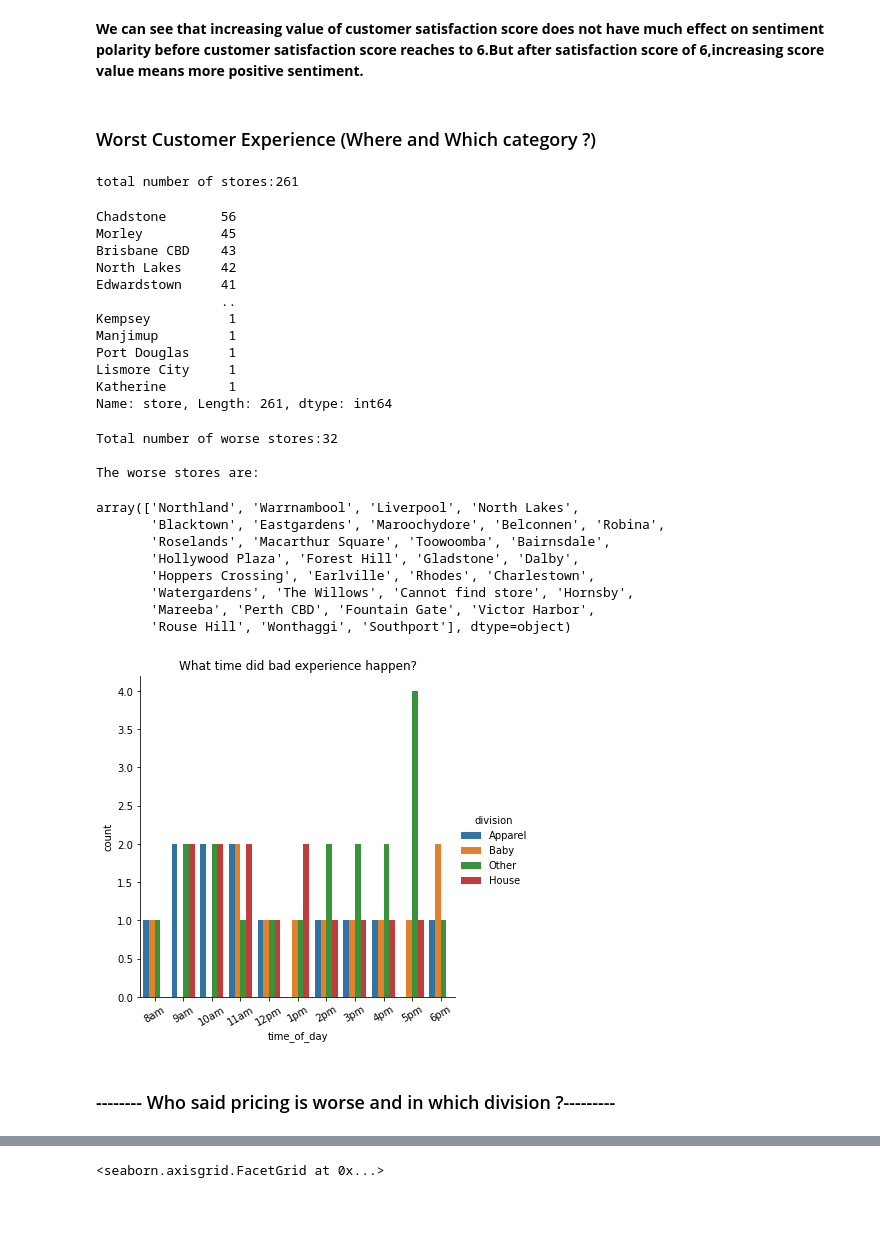
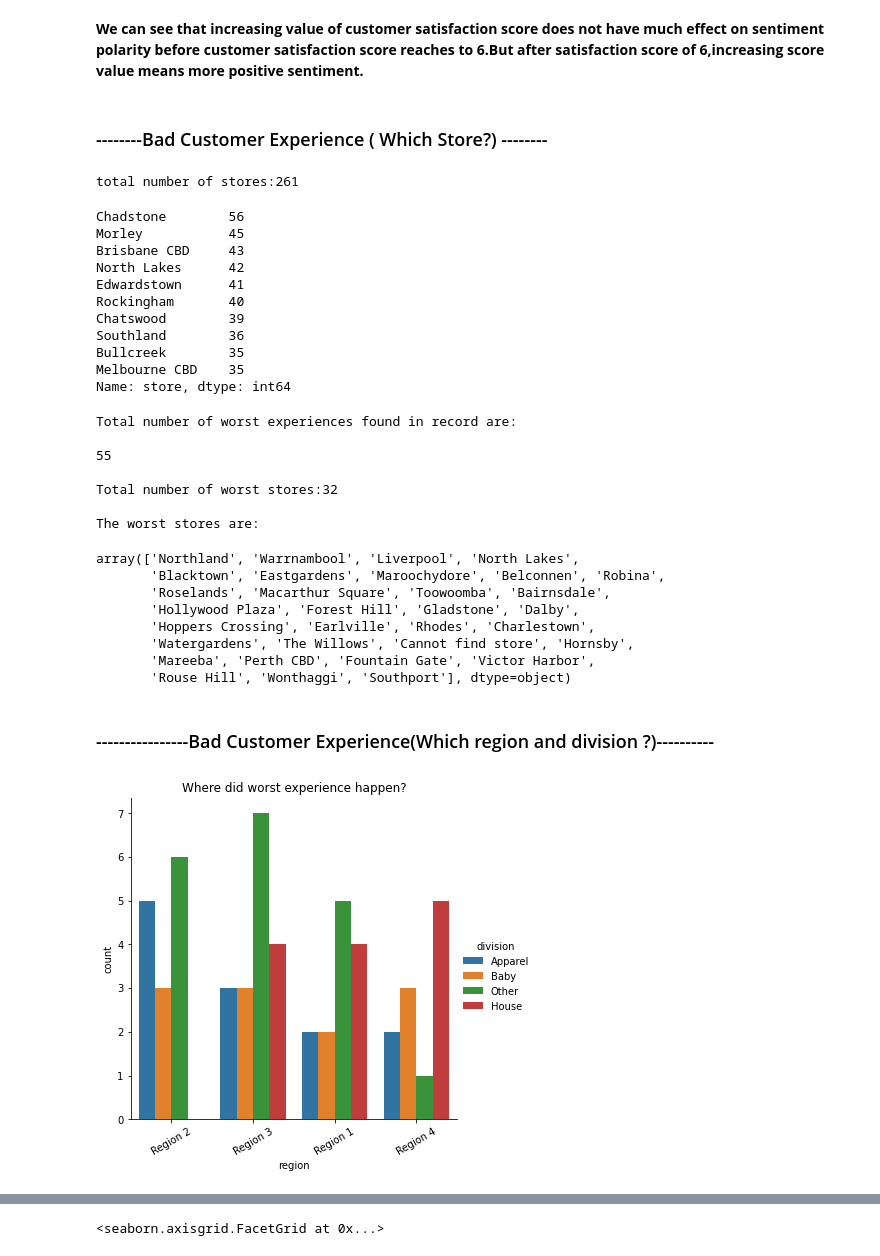
Before and after one commit to Bhupen-Oli/Customer_Experience, a Jupyter notebook: CustomerExperiene.ipynb, the cells around one changed output, grey strips where cells are left out. Saved outputs shown, nothing was run; the diff lists cells and outputs as text; code cells hidden in the pictures; blank space fills up the shorter version.

```diff
--- a/CustomerExperiene.ipynb
+++ b/CustomerExperiene.ipynb
@@ -113,42 +113,48 @@ sns.relplot(x='customer_satisfaction_score',y='sentiment_polarity',hue='gender',
 # %% [markdown]
 **We can see that increasing value of customer satisfaction score does not have much effect on sentiment polarity  before customer satisfaction score reaches to 6.But after satisfaction score of 6,increasing score value means more positive sentiment.**
 # %% [markdown]
-### Worst Customer Experience (Where and Which category ?)
+### --------Bad Customer Experience ( Which Store?)  -------- ###
 # %%
 # total number of stores in feedback data
 
 stores=len(df_cleaned['store'].value_counts())
 store_list=df_cleaned['store'].value_counts()
 print("total number of stores"+":"+str(stores))
-store_list
+store_list[0:10]
 # %% [output]
 total number of stores:261
-Chadstone       56
-Morley          45
-Brisbane CBD    43
-North Lakes     42
-Edwardstown     41
-                ..
-Kempsey          1
-Manjimup         1
-Port Douglas     1
-Lismore City     1
-Katherine        1
-Name: store, Length: 261, dtype: int64
+Chadstone        56
+Morley           45
+Brisbane CBD     43
+North Lakes      42
+Edwardstown      41
+Rockingham       40
+Chatswood        39
+Southland        36
+Bullcreek        35
+Melbourne CBD    35
+Name: store, dtype: int64
 # %%
+# find the stores satsfying bad customer experience
 worse_condition1=(df_cleaned['customer_satisfaction_score']<6)& (df_cleaned['likelihood_to_shop_again']<6)
 worse_condition2=(df_cleaned['service']=='Worse')&(df_cleaned['availability']=='Worse')
 category_condition=(df_cleaned['category']=='In-store Shopping Improvement Comments')|(df_cleaned['category']=='Satisfaction Comments')
 df_worse_experience=df_cleaned[(worse_condition1 & worse_condition2)]
-df_worse_store=df_cleaned[(worse_condition1 & worse_condition2)& category_condition]
+df_worse_store=df_cleaned[(worse_condition1 & worse_condition2)& (category_condition)]
 worse_store=len(df_worse_store.store.value_counts())
-print("Total number of worse stores"+":"+str(worse_store))
-print("\nThe worse stores are:\n")
+print('Total number of worst experiences found in record are:\n')
+print(len(df_worse_experience))
+print("\nTotal number of worst stores"+":"+str(worse_store))
+print("\nThe worst stores are:\n")
 df_worse_store.store.unique()
 # %% [output]
-Total number of worse stores:32
+Total number of worst experiences found in record are:
 
-The worse stores are:
+55
+
+Total number of worst stores:32
+
+The worst stores are:
 array(['Northland', 'Warrnambool', 'Liverpool', 'North Lakes',
        'Blacktown', 'Eastgardens', 'Maroochydore', 'Belconnen', 'Robina',
        'Roselands', 'Macarthur Square', 'Toowoomba', 'Bairnsdale',
@@ -157,12 +163,12 @@ array(['Northland', 'Warrnambool', 'Liverpool', 'North Lakes',
        'Watergardens', 'The Willows', 'Cannot find store', 'Hornsby',
        'Mareeba', 'Perth CBD', 'Fountain Gate', 'Victor Harbor',
        'Rouse Hill', 'Wonthaggi', 'Southport'], dtype=object)
+# %% [markdown]
+### ----------------Bad Customer Experience(Which region and division ?)---------- ####
 # %%
 #plt.title('Number of comments and their category for bad customer experience ')
-sns.catplot(x='time_of_day',kind='count',hue="division",data=df_worse_experience,order=time_order).set(title='What time did bad experience happen?')
+sns.catplot(x='region',kind='count',hue='division',data=df_worse_experience).set(title='Where did worst experience happen?')
 plt.xticks(rotation='30')
 plt.show()
 # %% [output]
-[figure, old version]
+[figure, new version]
-# %% [markdown]
-###  -------- Who said pricing is worse and in which division ?--------- ###
```
Also changed, not shown: parts of 22 cells of this notebook.
